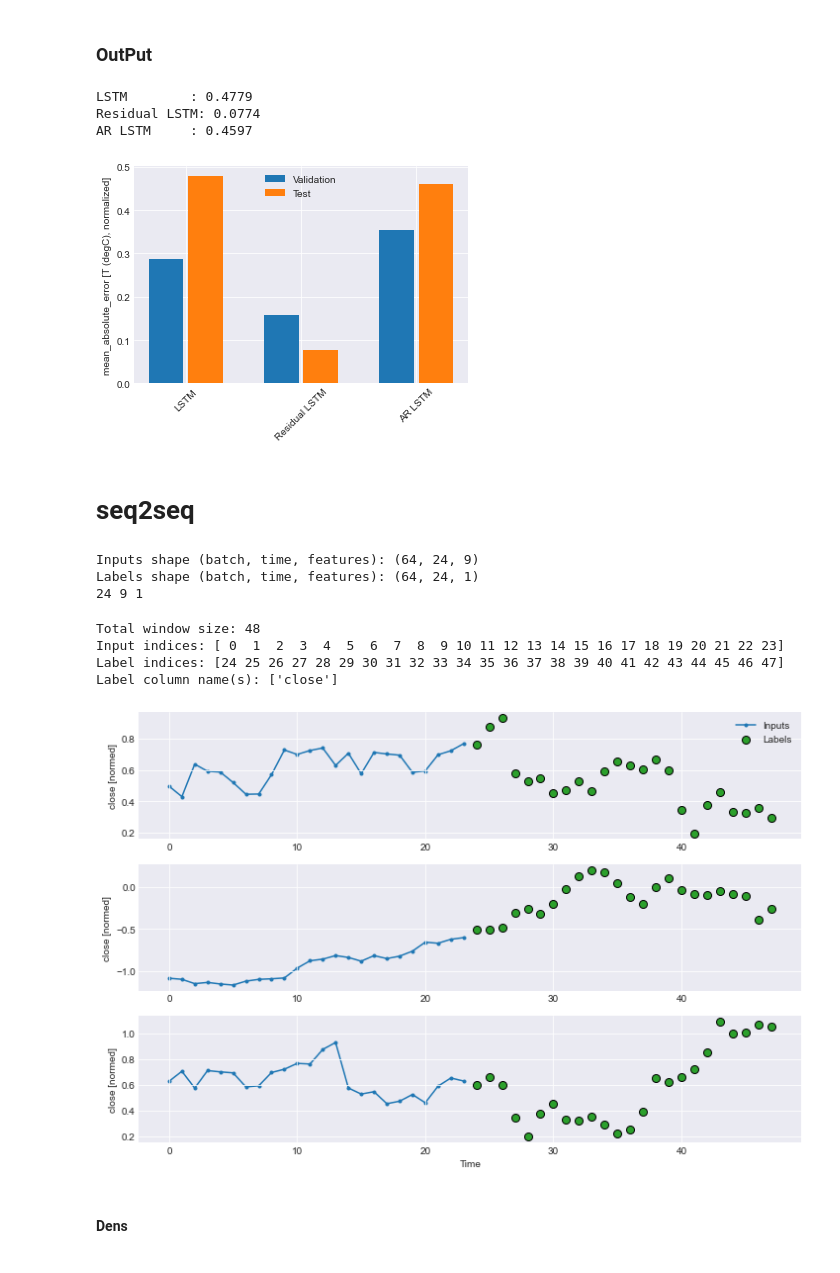
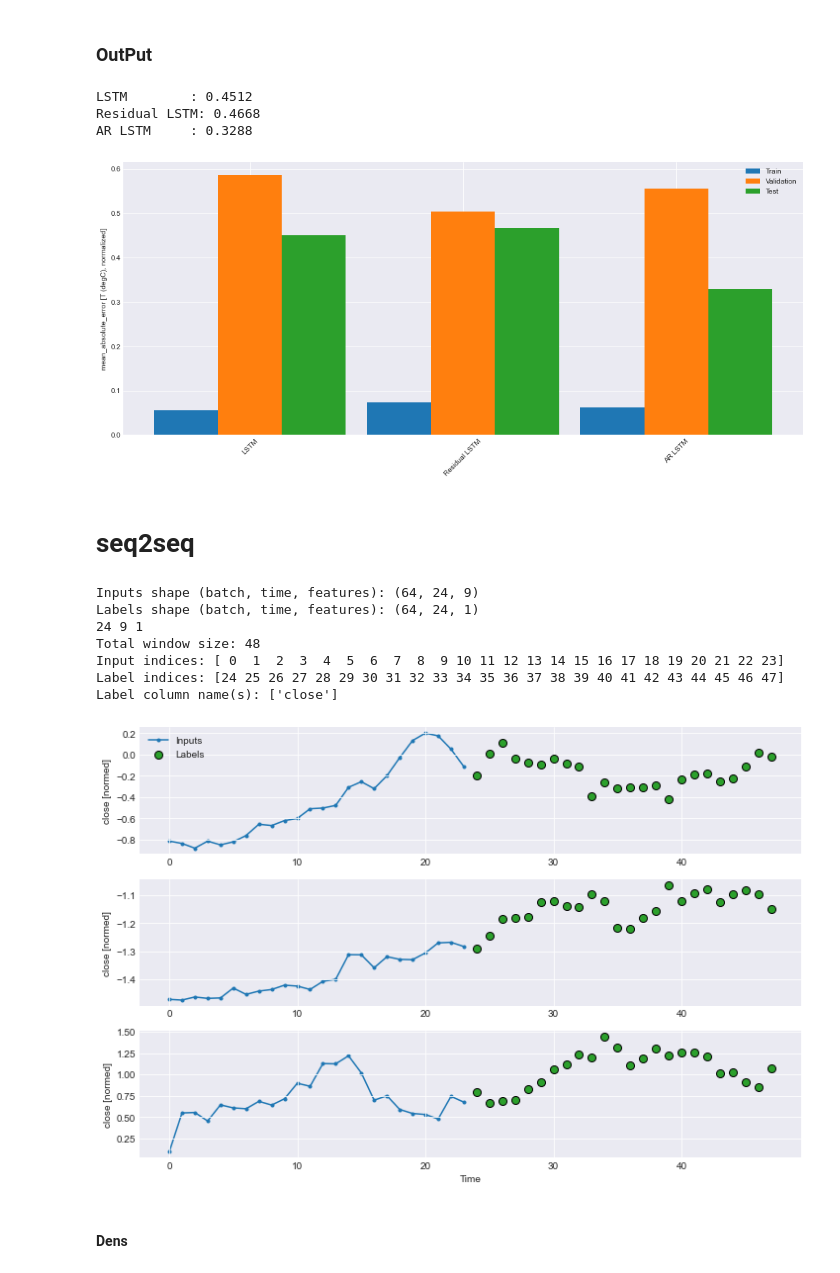
Before and after one commit to webflax/TF-Model, a Jupyter notebook: TF.ipynb, the cells around one changed output. Saved outputs shown, nothing was run; the diff lists cells and outputs as text; code cells hidden in the pictures.

```diff
--- a/TF.ipynb
+++ b/TF.ipynb
@@ -993,7 +1018,7 @@ M2MIrregular = WindowGenerator(
     shift=Shift,
     label_columns=['close'])
 
-
+train_performance_M2MIrregular = {}
 val_performance_M2MIrregular = {}
 performance_M2MIrregular = {}
 
@@ -1034,6 +1059,7 @@ lstm_model_M2MIrregular = tf.keras.Model(inputs=i, outputs=o)
 history = compile_and_fit(lstm_model_M2MIrregular, M2MIrregular)
 IPython.display.clear_output()
 
+train_performance_M2MIrregular['LSTM'] = lstm_model_M2MIrregular.evaluate(M2MIrregular.train)
 val_performance_M2MIrregular['LSTM'] = lstm_model_M2MIrregular.evaluate(M2MIrregular.val)
 performance_M2MIrregular['LSTM'] = lstm_model_M2MIrregular.evaluate(M2MIrregular.test, verbose=0)
 
@@ -1077,6 +1103,7 @@ residual_lstm_M2MIrregular = tf.keras.Model(inputs=[i,ii], outputs=o)
 history = compile_and_fit(residual_lstm_M2MIrregular, window=M2MIrregular, train__=False, nIr=False)
 IPython.display.clear_output()
 
+train_performance_M2MIrregular['Residual LSTM'] = residual_lstm_M2MIrregular.evaluate(M2MIrregular.train_Ir)
 val_performance_M2MIrregular['Residual LSTM'] = residual_lstm_M2MIrregular.evaluate(M2MIrregular.val_Ir)
 performance_M2MIrregular['Residual LSTM'] = residual_lstm_M2MIrregular.evaluate(M2MIrregular.test_Ir, verbose=0)
 
@@ -1157,6 +1184,7 @@ feedback_model_M2MIrregular = FeedBack(units=32, out_steps=num_time)
 history = compile_and_fit(feedback_model_M2MIrregular, M2MIrregular)
 IPython.display.clear_output()
 
+train_performance_M2MIrregular['AR LSTM'] = feedback_model_M2MIrregular.evaluate(M2MIrregular.train)
 val_performance_M2MIrregular['AR LSTM'] = feedback_model_M2MIrregular.evaluate(M2MIrregular.val)
 performance_M2MIrregular['AR LSTM'] = feedback_model_M2MIrregular.evaluate(M2MIrregular.test, verbose=0)
 
@@ -1188,28 +1217,31 @@ None
 # %% [markdown]
 ### OutPut
 # %%
+plt.figure(figsize=(17,7))
 x = np.arange(len(performance_M2MIrregular))
 width = 0.3
 metric_name = 'mean_absolute_error'
 metric_index = lstm_model_M2MIrregular.metrics_names.index('mean_absolute_error')
+train_mae = [v[metric_index] for v in train_performance_M2MIrregular.values()]
 val_mae = [v[metric_index] for v in val_performance_M2MIrregular.values()]
 test_mae = [v[metric_index] for v in performance_M2MIrregular.values()]
 
 plt.ylabel('mean_absolute_error [T (degC), normalized]')
-plt.bar(x - 0.17, val_mae, width, label='Validation')
-plt.bar(x + 0.17, test_mae, width, label='Test')
+plt.bar(x - 0.3, train_mae, width, label='Train')
+plt.bar(x , val_mae, width, label='Validation')
+plt.bar(x + 0.3, test_mae, width, label='Test')
 plt.xticks(ticks=x, labels=performance_M2MIrregular.keys(),
            rotation=45)
 _ = plt.legend()
 
 
 for name, value in performance_M2MIrregular.items():
     print(f'{name:12s}: {value[1]:0.4f}')
 # %% [output]
-LSTM        : 0.4779
-Residual LSTM: 0.0774
-AR LSTM     : 0.4597
+LSTM        : 0.4512
+Residual LSTM: 0.4668
+AR LSTM     : 0.3288
-[figure, old version]
+[figure, new version]
 # %% [markdown]
 # seq2seq
 # %%
@@ -1217,6 +1249,7 @@ OUT_STEPS = 24
 input_width = 24
 seq2seq = WindowGenerator(input_width=input_width, label_width=OUT_STEPS, shift=OUT_STEPS, label_columns=['close'])
 
+multi_train_performance_seq2seq = {}
 multi_val_performance_seq2seq = {}
 multi_performance_seq2seq = {}
 
@@ -1230,16 +1263,19 @@ num_features = example_labels.shape[2]
 print(num_time, num_features_i, num_features)
 
 seq2seq.plot()
-seq2seq
+print(seq2seq)
+
+hidden_state_lstm = 128
+unit_dense = 64
 # %% [output]
 Inputs shape (batch, time, features): (64, 24, 9)
 Labels shape (batch, time, features): (64, 24, 1)
 24 9 1
+Total window size: 48
+Input indices: [ 0  1  2  3  4  5  6  7  8  9 10 11 12 13 14 15 16 17 18 19 20 21 22 23]
+Label indices: [24 25 26 27 28 29 30 31 32 33 34 35 36 37 38 39 40 41 42 43 44 45 46 47]
+Label column name(s): ['close']
-Total window size: 48
-Input indices: [ 0  1  2  3  4  5  6  7  8  9 10 11 12 13 14 15 16 17 18 19 20 21 22 23]
-Label indices: [24 25 26 27 28 29 30 31 32 33 34 35 36 37 38 39 40 41 42 43 44 45 46 47]
-Label column name(s): ['close']
-[figure, old version]
+[figure, new version]
 # %% [markdown]
 #### Dens
 # %%
```
Also changed, not shown: parts of 33 cells of this notebook.
